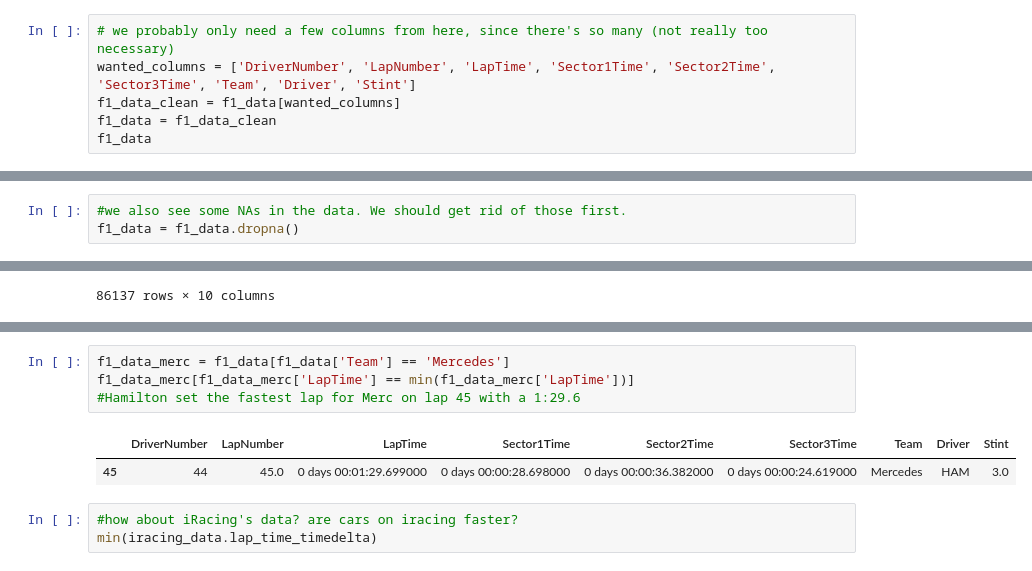
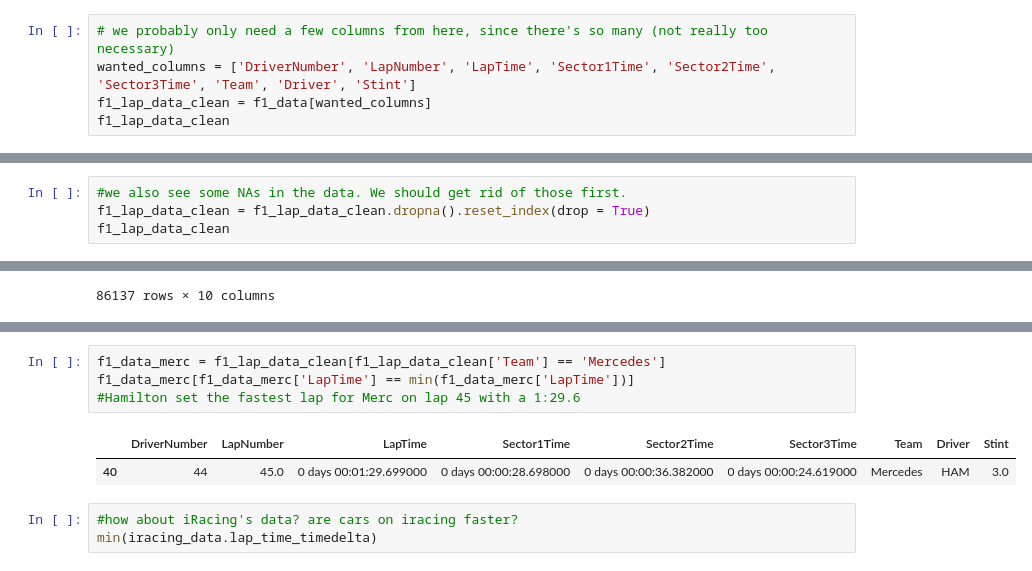
Before and after one commit to Razgrizaces/irlaptimes, a Jupyter notebook: iracing_vs_f1.ipynb, the cells around one changed output, grey strips where cells are left out. Cells and saved outputs as stored; diff of their text form.

```diff
--- a/iracing_vs_f1.ipynb
+++ b/iracing_vs_f1.ipynb
@@ -84,9 +85,8 @@ dtype: object
 # %%
 # we probably only need a few columns from here, since there's so many (not really too necessary)
 wanted_columns = ['DriverNumber', 'LapNumber', 'LapTime', 'Sector1Time', 'Sector2Time', 'Sector3Time', 'Team', 'Driver', 'Stint']
-f1_data_clean = f1_data[wanted_columns]
-f1_data = f1_data_clean
-f1_data
+f1_lap_data_clean = f1_data[wanted_columns]
+f1_lap_data_clean
 # %% [output]
 |  | DriverNumber | LapNumber | LapTime | Sector1Time | Sector2Time | Sector3Time | Team | Driver | Stint |
 | 0 | 33 | 0.0 | NaT | NaT | NaT | NaT | Red Bull | VER | 1.0 |
@@ -103,4 +103,5 @@ f1_data
 970 rows × 9 columns
 # %%
 #we also see some NAs in the data. We should get rid of those first.
-f1_data = f1_data.dropna()
+f1_lap_data_clean = f1_lap_data_clean.dropna().reset_index(drop = True)
+f1_lap_data_clean
@@ -176,10 +191,10 @@ f1_data[f1_data['LapTime'] == min(f1_data['LapTime'])]
 # %%
-f1_data_merc = f1_data[f1_data['Team'] == 'Mercedes']
+f1_data_merc = f1_lap_data_clean[f1_lap_data_clean['Team'] == 'Mercedes']
 f1_data_merc[f1_data_merc['LapTime'] == min(f1_data_merc['LapTime'])]
 #Hamilton set the fastest lap for Merc on lap 45 with a 1:29.6
 # %% [output]
 |  | DriverNumber | LapNumber | LapTime | Sector1Time | Sector2Time | Sector3Time | Team | Driver | Stint |
-| 45 | 44 | 45.0 | 0 days 00:01:29.699000 | 0 days 00:00:28.698000 | 0 days 00:00:36.382000 | 0 days 00:00:24.619000 | Mercedes | HAM | 3.0 |
+| 40 | 44 | 45.0 | 0 days 00:01:29.699000 | 0 days 00:00:28.698000 | 0 days 00:00:36.382000 | 0 days 00:00:24.619000 | Mercedes | HAM | 3.0 |
 # %%
 #how about iRacing's data? are cars on iracing faster?
 min(iracing_data.lap_time_timedelta)
```
Also changed, not shown: parts of 18 cells of this notebook.
